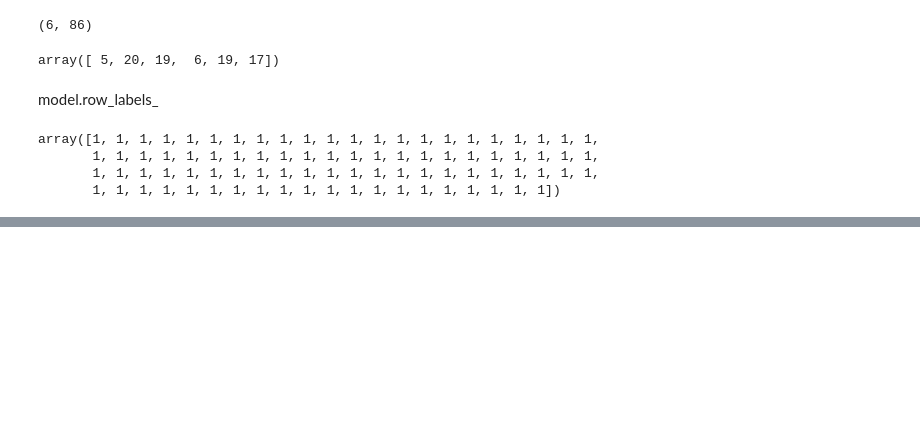
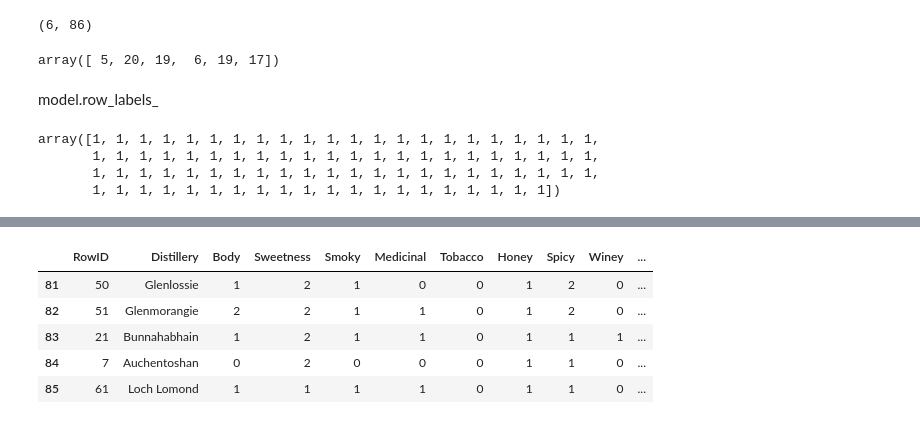
Before and after one commit to ashudva/Case_Studies, a Jupyter notebook: whisky/whisky_classification.ipynb, the cells around one changed output, grey strips where cells are left out. Cells and saved outputs as stored; diff of their text form; code cells hidden in the pictures; blank space fills up the shorter version.

```diff
--- a/whisky/whisky_classification.ipynb
+++ b/whisky/whisky_classification.ipynb
@@ -144,0 +167,9 @@ array([1, 1, 1, 1, 1, 1, 1, 1, 1, 1, 1, 1, 1, 1, 1, 1, 1, 1, 1, 1, 1, 1,
+# %%
+whisky.tail()
+# %% [output]
+|  | RowID | Distillery | Body | Sweetness | Smoky | Medicinal | Tobacco | Honey | Spicy | Winey | ... |
+| 81 | 50 | Glenlossie | 1 | 2 | 1 | 0 | 0 | 1 | 2 | 0 | ... |
+| 82 | 51 | Glenmorangie | 2 | 2 | 1 | 1 | 0 | 1 | 2 | 0 | ... |
+| 83 | 21 | Bunnahabhain | 1 | 2 | 1 | 1 | 0 | 1 | 1 | 1 | ... |
+| 84 | 7 | Auchentoshan | 0 | 2 | 0 | 0 | 0 | 1 | 1 | 0 | ... |
+| 85 | 61 | Loch Lomond | 1 | 1 | 1 | 1 | 0 | 1 | 1 | 0 | ... |
```
Also changed, not shown: parts of 14 cells of this notebook, 6 other files.
